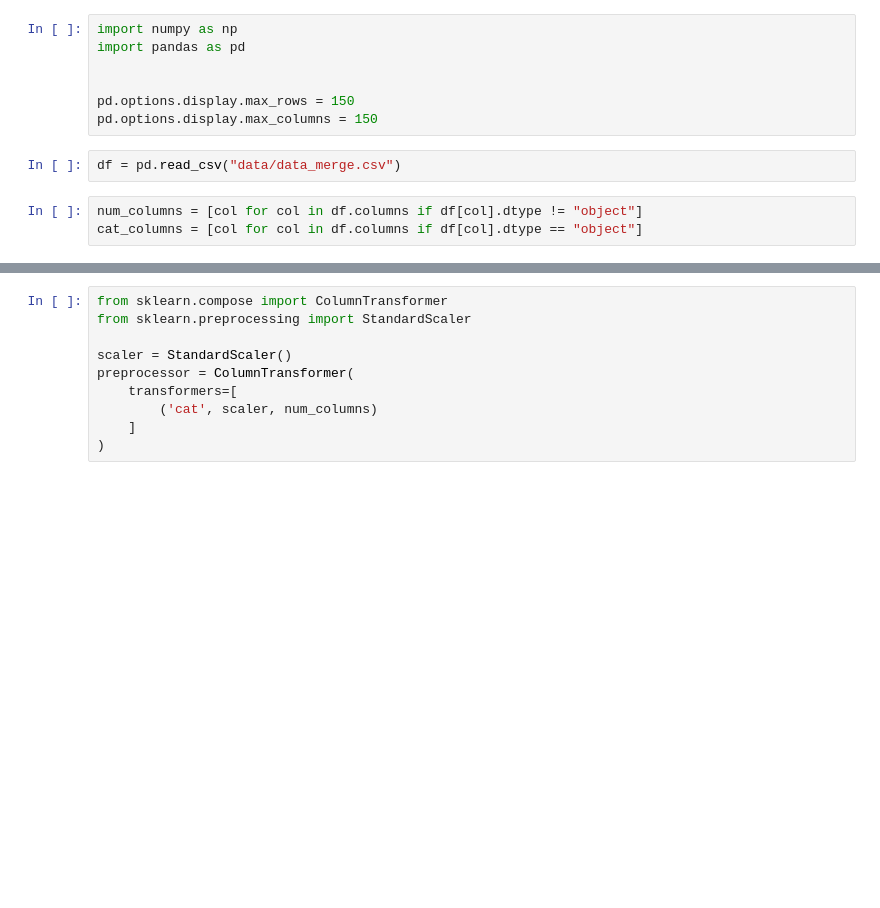
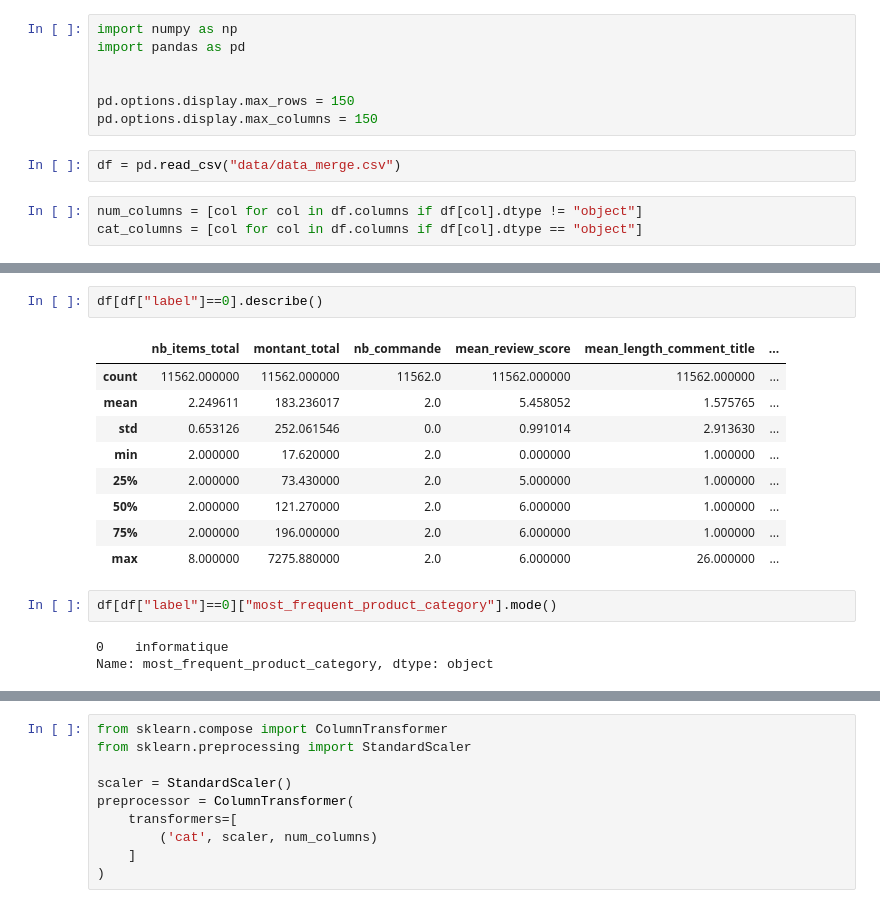
Before and after one commit to StevenDelval/segmentation_client, a Jupyter notebook: model.ipynb, the cells around one changed output, grey strips where cells are left out. Saved outputs shown, nothing was run; the diff lists cells and outputs as text; blank space fills up the shorter version.

```diff
--- a/model.ipynb
+++ b/model.ipynb
@@ -129,0 +129,17 @@ for center in kmeans.cluster_centers_:
+# %%
+df[df["label"]==0].describe()
+# %% [output]
+|  | nb_items_total | montant_total | nb_commande | mean_review_score | mean_length_comment_title | ... |
+| count | 11562.000000 | 11562.000000 | 11562.0 | 11562.000000 | 11562.000000 | ... |
+| mean | 2.249611 | 183.236017 | 2.0 | 5.458052 | 1.575765 | ... |
+| std | 0.653126 | 252.061546 | 0.0 | 0.991014 | 2.913630 | ... |
+| min | 2.000000 | 17.620000 | 2.0 | 0.000000 | 1.000000 | ... |
+| 25% | 2.000000 | 73.430000 | 2.0 | 5.000000 | 1.000000 | ... |
+| 50% | 2.000000 | 121.270000 | 2.0 | 6.000000 | 1.000000 | ... |
+| 75% | 2.000000 | 196.000000 | 2.0 | 6.000000 | 1.000000 | ... |
+| max | 8.000000 | 7275.880000 | 2.0 | 6.000000 | 26.000000 | ... |
+# %%
+df[df["label"]==0]["most_frequent_product_category"].mode()
+# %% [output]
+0    informatique
+Name: most_frequent_product_category, dtype: object
```
Also changed, not shown: parts of 21 cells of this notebook, 2 other files.
